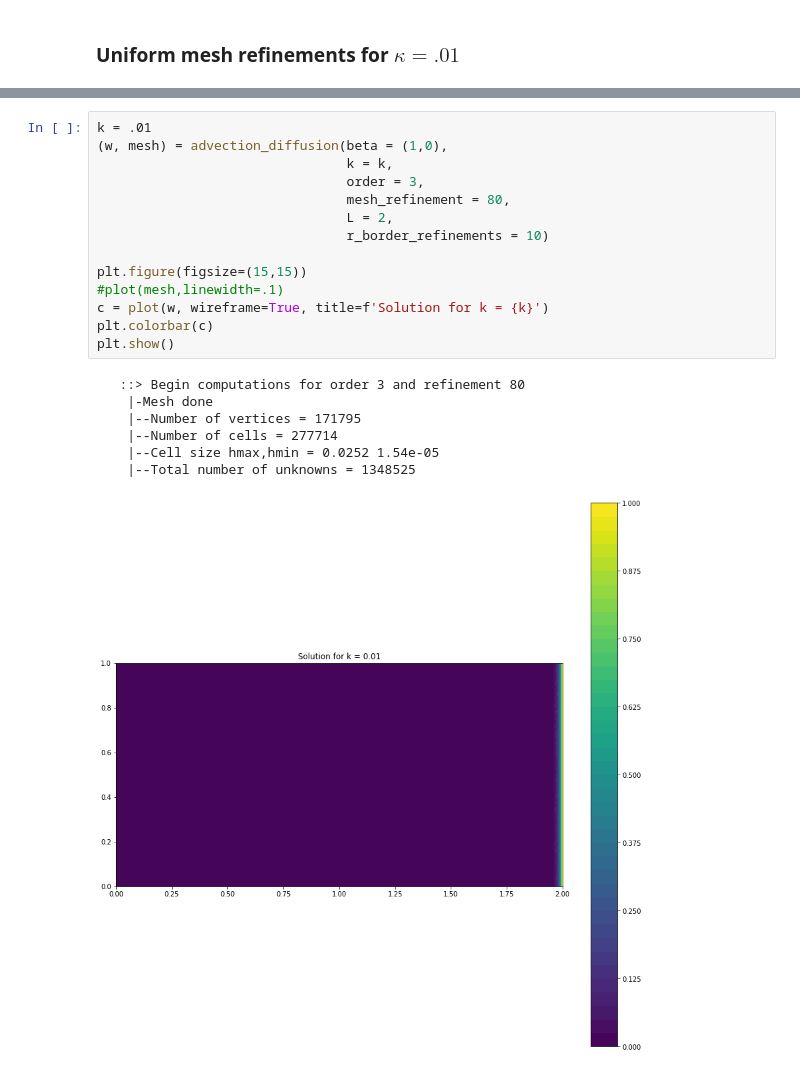
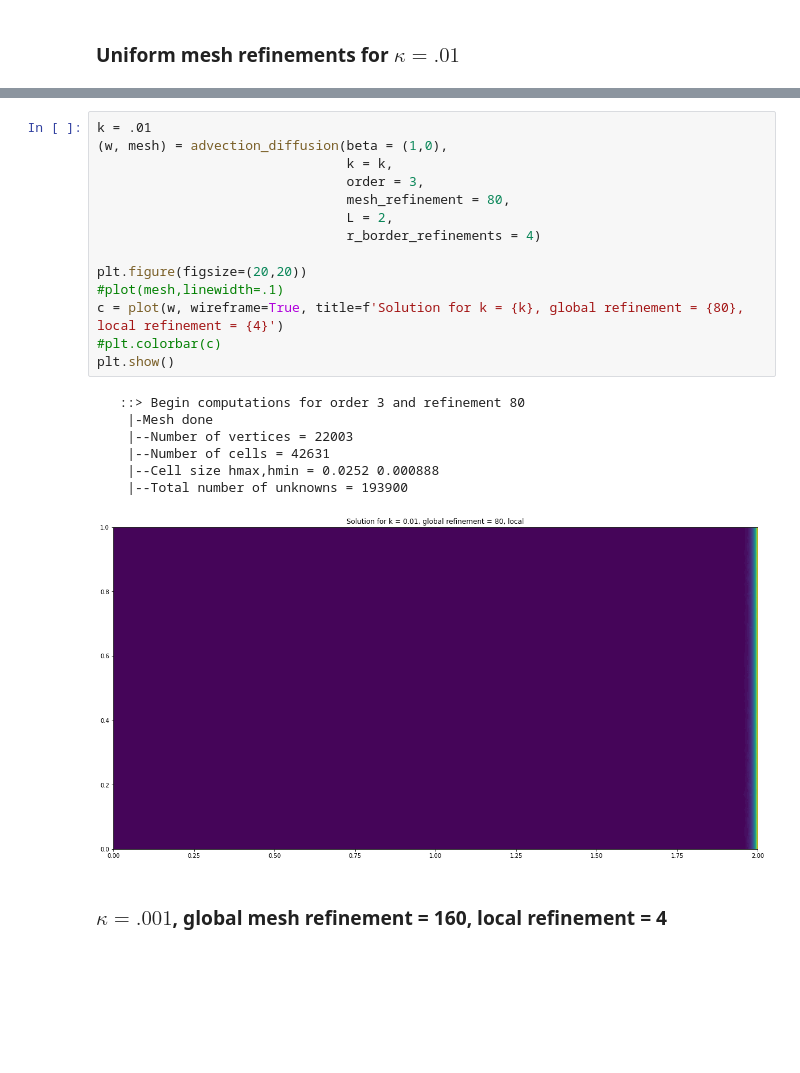
Before and after one commit to ericlesaquiles/FEMexperiments, a Jupyter notebook: ex3/ex3.ipynb, the cells around one changed output, grey strips where cells are left out. Cells and saved outputs as stored; diff of their text form; blank space fills up the shorter version.

```diff
--- a/ex3/ex3.ipynb
+++ b/ex3/ex3.ipynb
@@ -246,24 +273,26 @@ for (w, mesh) in solutions:
 # %%
 k = .01
 (w, mesh) = advection_diffusion(beta = (1,0),
                                 k = k,
                                 order = 3,
                                 mesh_refinement = 80,
                                 L = 2,
-                                r_border_refinements = 10)
+                                r_border_refinements = 4)
 
-plt.figure(figsize=(15,15))
+plt.figure(figsize=(20,20))
 #plot(mesh,linewidth=.1)
-c = plot(w, wireframe=True, title=f'Solution for k = {k}')
-plt.colorbar(c)
+c = plot(w, wireframe=True, title=f'Solution for k = {k}, global refinement = {80}, local refinement = {4}')
+#plt.colorbar(c)
 plt.show()
 # %% [output]
    ::> Begin computations for order 3 and refinement 80
     |-Mesh done
-    |--Number of vertices = 171795
-    |--Number of cells = 277714
-    |--Cell size hmax,hmin = 0.0252 1.54e-05
-    |--Total number of unknowns = 1348525
+    |--Number of vertices = 22003
+    |--Number of cells = 42631
+    |--Cell size hmax,hmin = 0.0252 0.000888
+    |--Total number of unknowns = 193900
-[figure, old version]
+[figure, new version]
+# %% [markdown]
+### $\kappa = .001$, global mesh refinement = 160, local refinement = 4
 # %%
 k = .001
```
Also changed, not shown: parts of 15 cells of this notebook, 37 other files.
